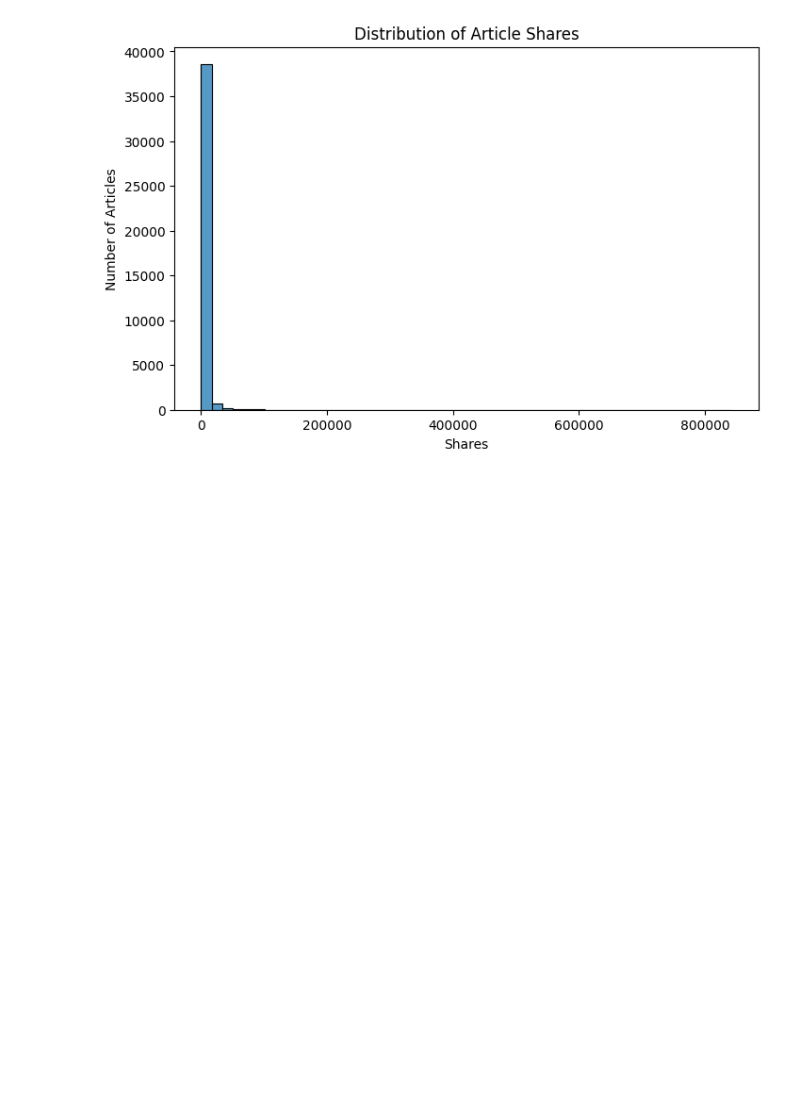
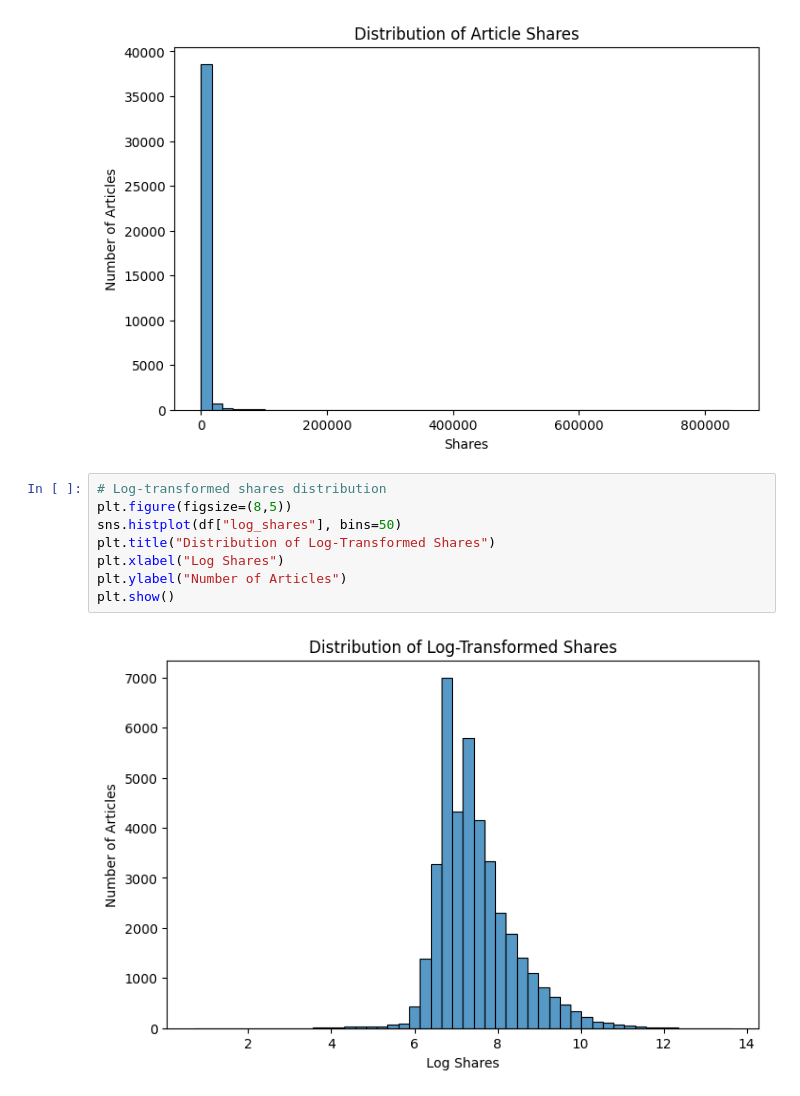
Before and after one commit to dd4real2k/online-news-popularity-prediction, a Jupyter notebook: notebooks/03_eda_visualisation.ipynb, the cells around one changed output. Drawn from its saved outputs; the diff is of its cells as text; blank space fills up the shorter version.

Commit message:
Visualise log transformed shares distribution

```diff
--- a/notebooks/03_eda_visualisation.ipynb
+++ b/notebooks/03_eda_visualisation.ipynb
@@ -25,3 +25,13 @@ plt.ylabel("Number of Articles")
 plt.show()
 # %% [output]
 [figure]
+# %%
+# Log-transformed shares distribution
+plt.figure(figsize=(8,5))
+sns.histplot(df["log_shares"], bins=50)
+plt.title("Distribution of Log-Transformed Shares")
+plt.xlabel("Log Shares")
+plt.ylabel("Number of Articles")
+plt.show()
+# %% [output]
+[figure, added]
```
